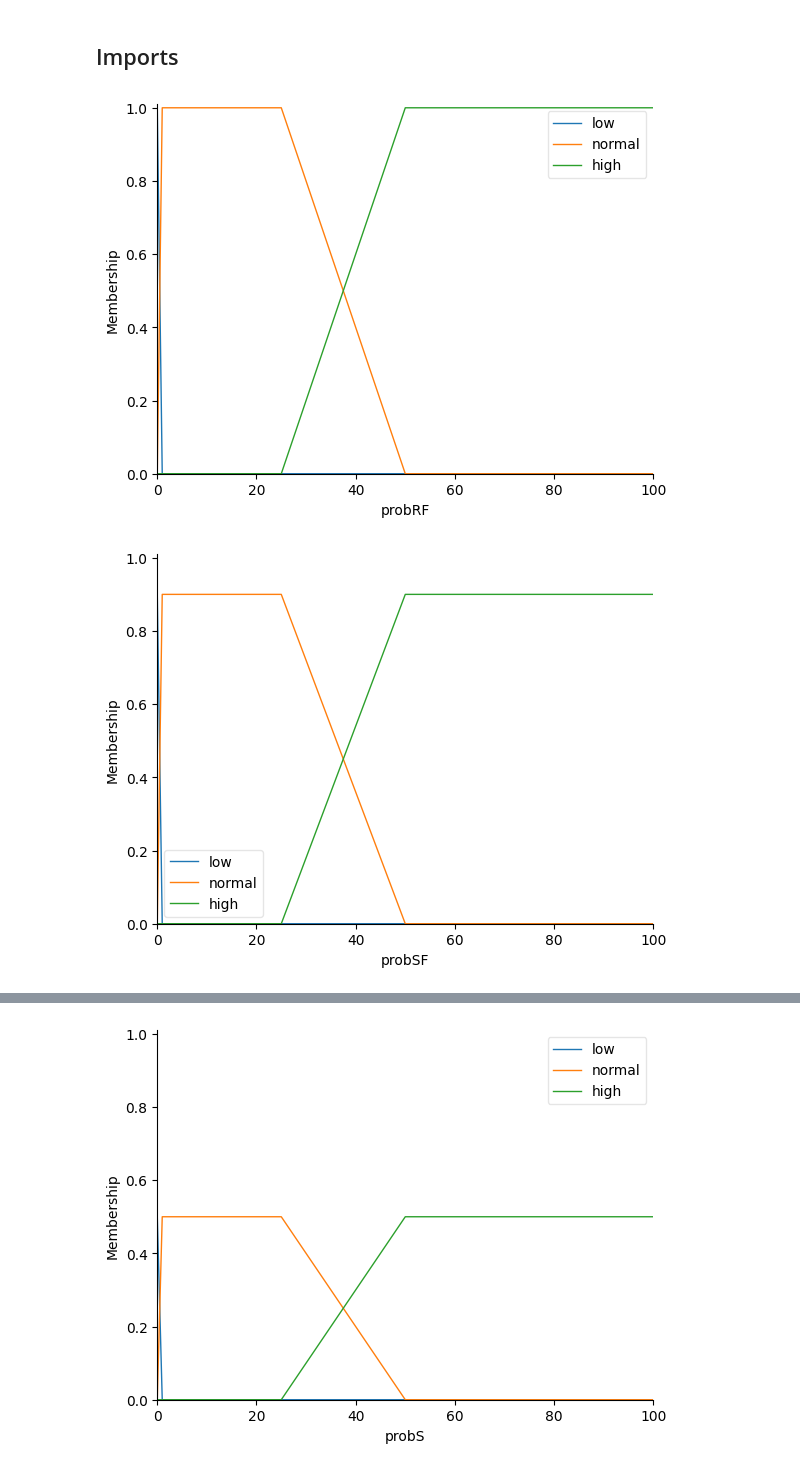
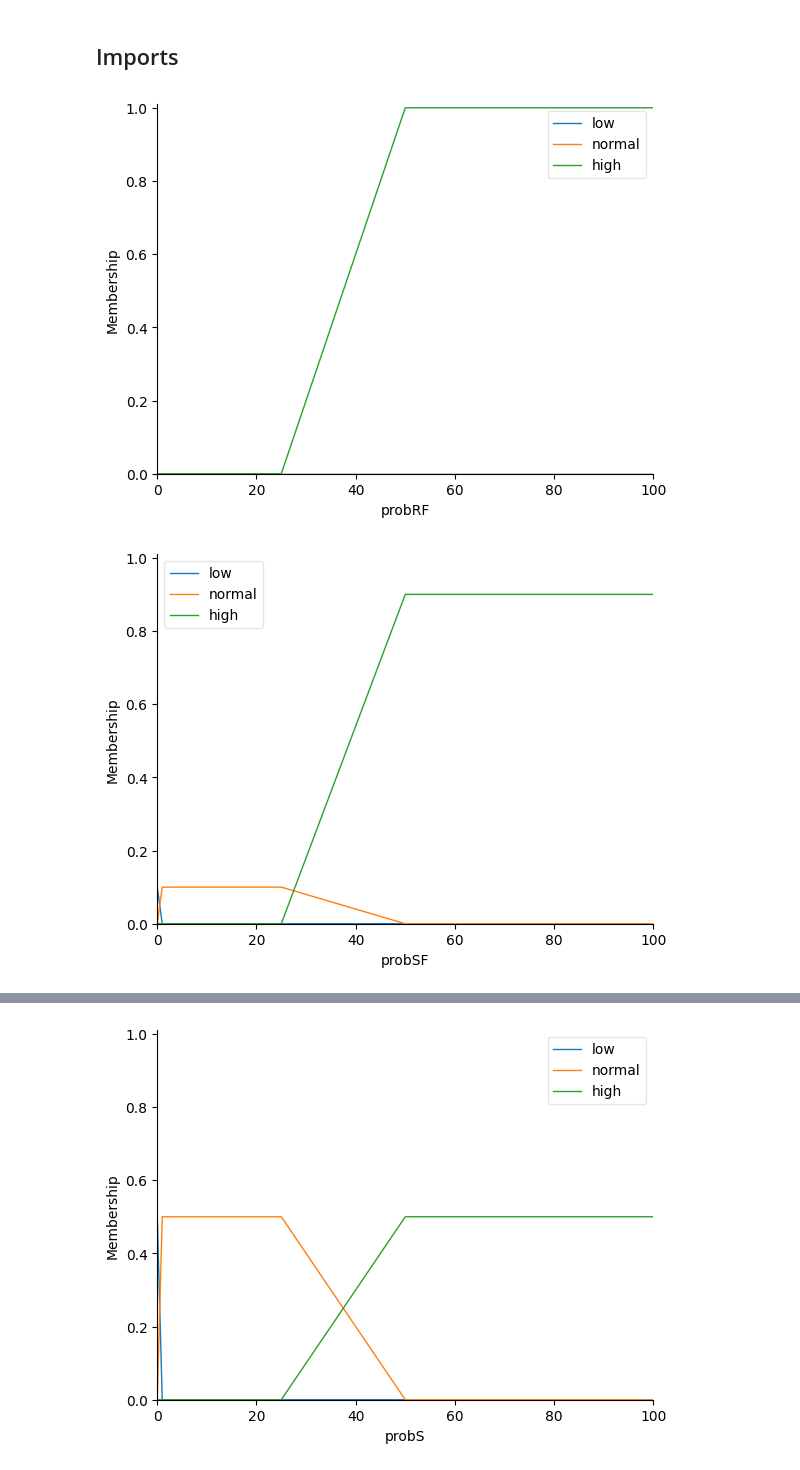
Before and after one commit to pedromiglou/Fuzzy_Logic_Game_AI, a Jupyter notebook: PokerAI.ipynb, the cells around one changed output, grey strips where cells are left out. Drawn from its saved outputs; the diff is of its cells as text; code cells hidden in the pictures.

```diff
--- a/PokerAI.ipynb
+++ b/PokerAI.ipynb
@@ -29,23 +29,23 @@ high = [25,50,100,100]
 hand_rank = 1
 probRF = ctrl.Antecedent(np.arange(MIN,MAX, 1), 'probRF')
 probRF.automf(3, names = NAMES)
-probRF['low'] = fuzz.membership.trapmf(np.arange(MIN,MAX, 1), low) * hand_rank
-probRF['normal'] = fuzz.membership.trapmf(np.arange(MIN,MAX, 1), medium) * hand_rank
+probRF['low'] = fuzz.membership.trapmf(np.arange(MIN,MAX, 1), low) * (1-hand_rank)
+probRF['normal'] = fuzz.membership.trapmf(np.arange(MIN,MAX, 1), medium) * (1-hand_rank)
 probRF['high'] = fuzz.membership.trapmf(np.arange(MIN,MAX, 1), high) * hand_rank
 probRF.view()
 # %% [output]
-[figure, old version]
+[figure, new version]
 # %%
 # Straight Flush
 hand_rank = 0.9
 probSF = ctrl.Antecedent(np.arange(MIN,MAX, 1), 'probSF')
 probSF.automf(3, names = NAMES)
-probSF['low'] = fuzz.membership.trapmf(np.arange(MIN,MAX, 1), low) * hand_rank
-probSF['normal'] = fuzz.membership.trapmf(np.arange(MIN,MAX, 1), medium) * hand_rank
+probSF['low'] = fuzz.membership.trapmf(np.arange(MIN,MAX, 1), low) * (1-hand_rank)
+probSF['normal'] = fuzz.membership.trapmf(np.arange(MIN,MAX, 1), medium) * (1-hand_rank)
 probSF['high'] = fuzz.membership.trapmf(np.arange(MIN,MAX, 1), high) * hand_rank
 probSF.view()
 # %% [output]
-[figure, old version]
+[figure, new version]
 # %%
 # Four of a Kind
 hand_rank = 0.8
```
Also changed, not shown: parts of 12 cells of this notebook, 1 other file.
